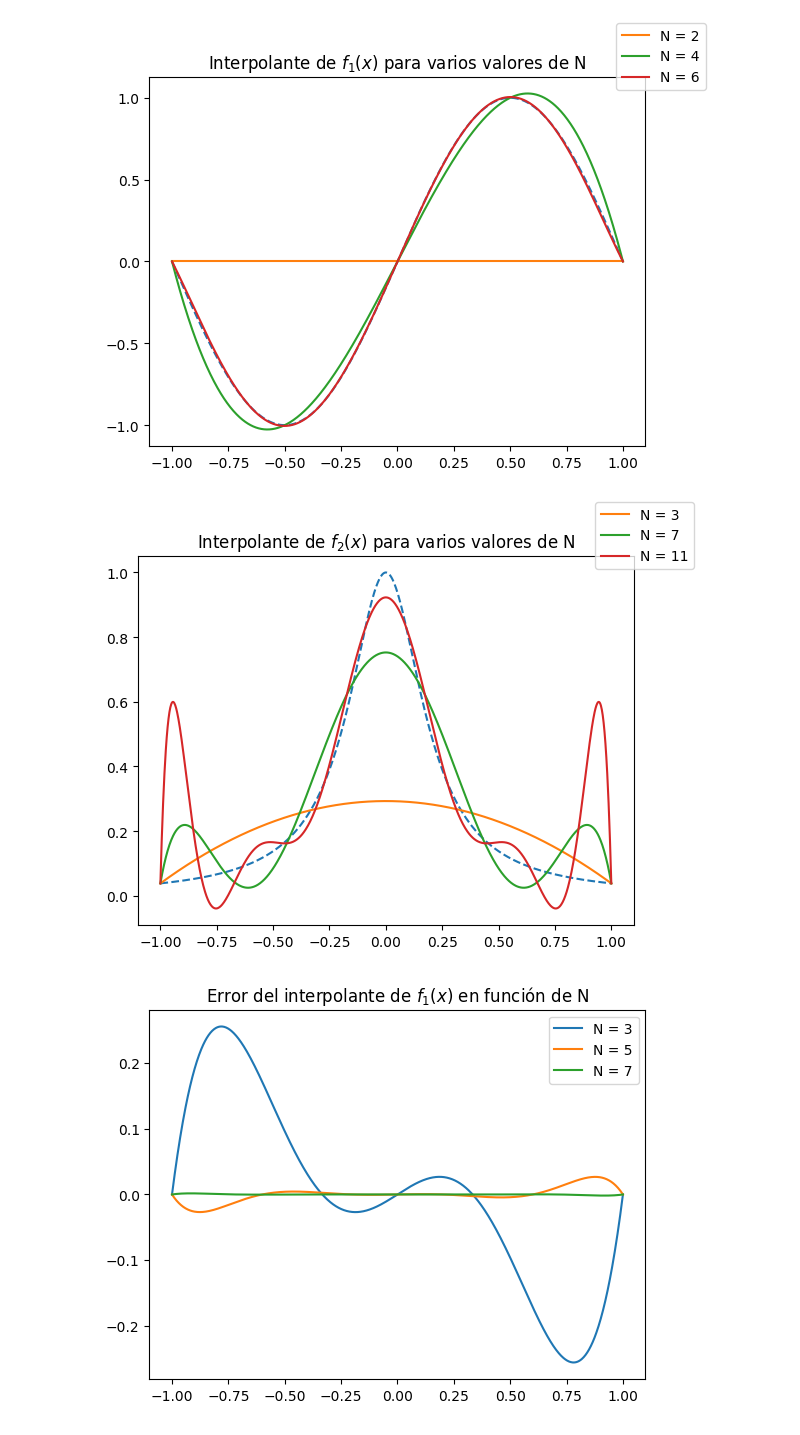
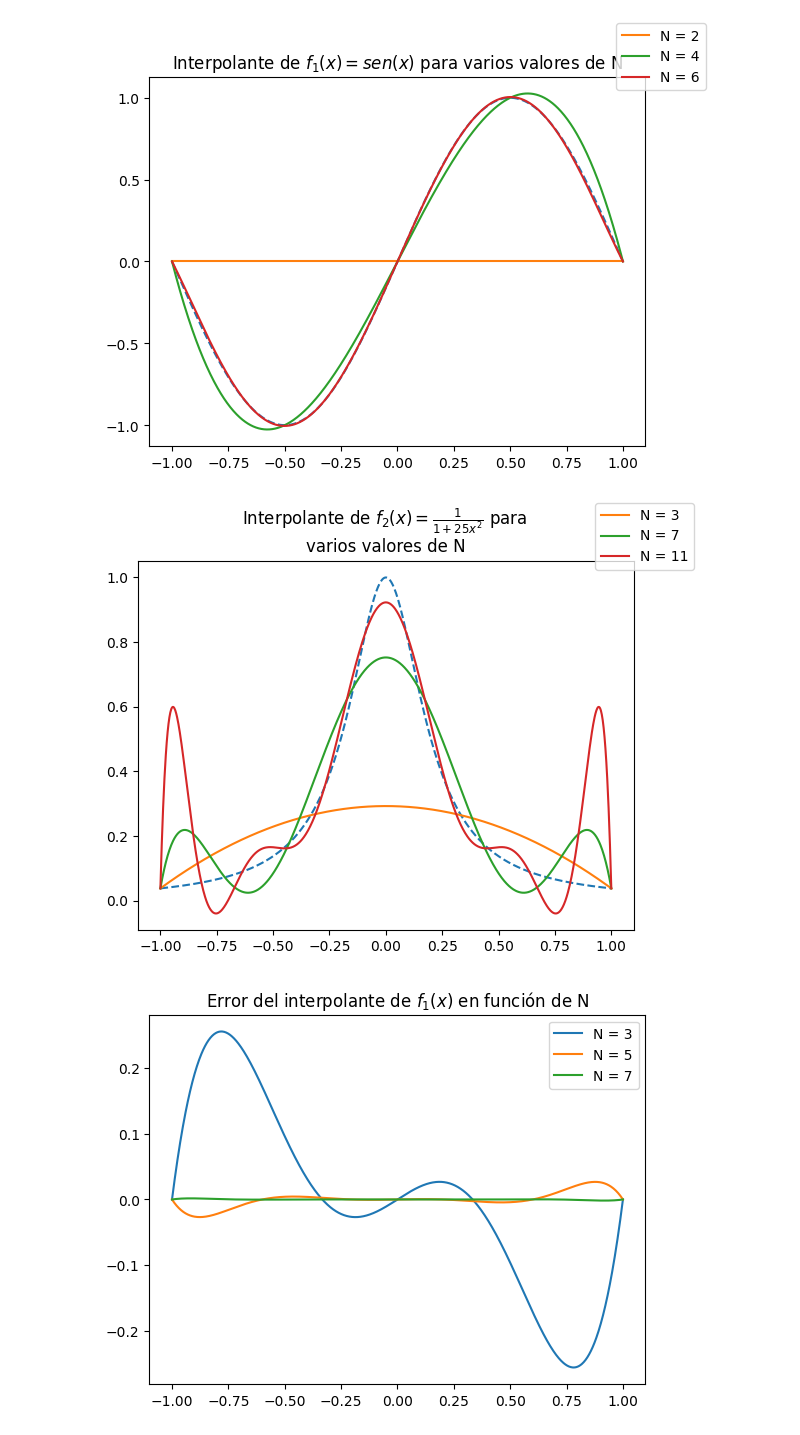
Before and after one commit to RistoRisoto/Calculo-Numerico, a Jupyter notebook: Hito1.ipynb, the cells around one changed output. Drawn from its saved outputs; the diff is of its cells as text; code cells hidden in the pictures.

```diff
--- a/Hito1.ipynb
+++ b/Hito1.ipynb
@@ -60,37 +60,37 @@ def If1(x):
 def If2(x):
     return I(f2,x)
 
 #Dibujamos f1 y su interpolante para varios N
 fig1=plt.figure()
-plt.title('Interpolante de $f_{1}(x)$ para varios valores de N')
+plt.title('Interpolante de $f_{1}(x) = sen(x) $ para varios valores de N')
 dibujarDsh(f1)
 leyenda=[]
 for i in range(3):
     leyenda.append('')
     N=2+i*2
     x0=x(N)
     y0=y(f1,x0)
     Ix,Iy = xy(If1)
     leyenda[i],=plt.plot(Ix,Iy,label='N = '+str(N))
 fig1.legend(handles=leyenda);
 plt.show()
 
 fig2=plt.figure()
-plt.title('Interpolante de $f_{2}(x)$ para varios valores de N')
+plt.title(r'Interpolante de $f_{2}(x) = \frac{1}{1+25x^2}$ '+'para \nvarios valores de N')
 leyenda=[]
 dibujarDsh(f2)
 for i in range(3):
     leyenda.append('')
     N=3+i*4
     x0=x(N)
     y0=y(f2,x0)
     Ix,Iy = xy(If2)
     leyenda[i],=plt.plot(Ix,Iy,label='N = '+str(N))
 fig2.legend(handles=leyenda);
 plt.show()
 # %% [output]
-[figure, old version]
+[figure, new version]
-[figure, old version]
+[figure, new version]
 # %%
 #Error del interpolante
 
```
